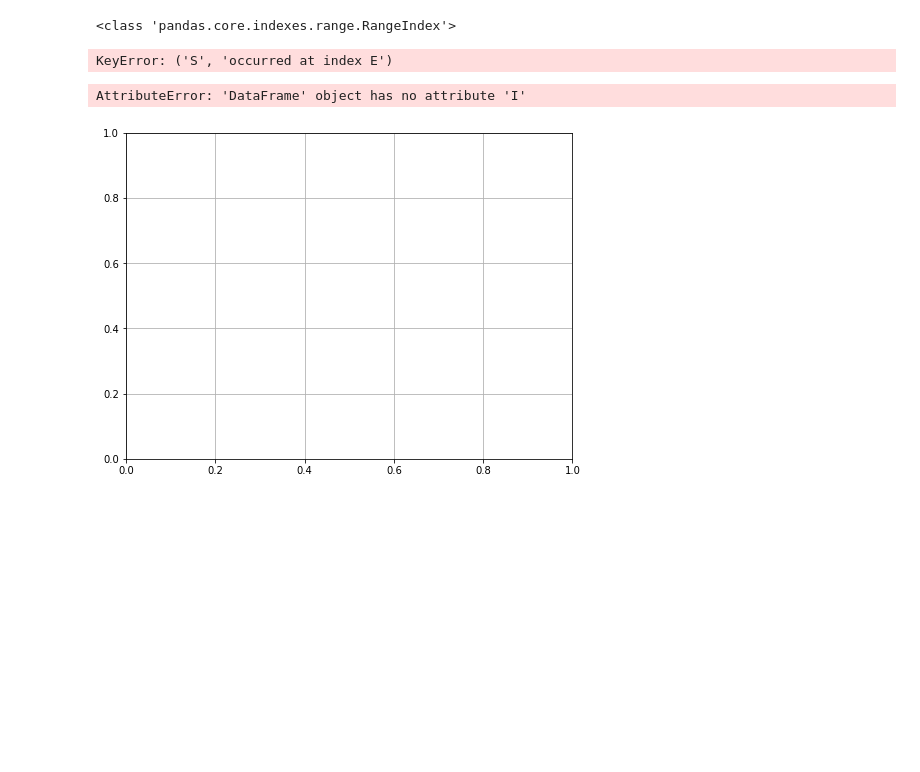
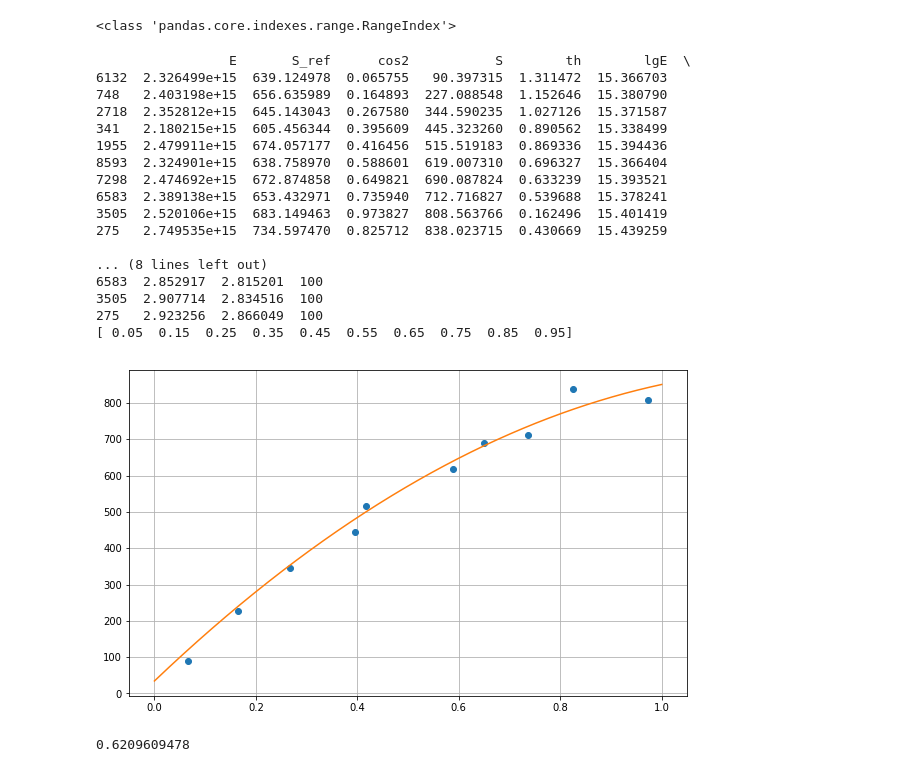
Before and after one commit to njohnsto/stage, a Jupyter notebook: TheCoolestThing.ipynb, the cells around one changed output. Drawn from its saved outputs; the diff is of its cells as text; code cells hidden in the pictures; blank space fills up the shorter version.

```diff
--- a/TheCoolestThing.ipynb
+++ b/TheCoolestThing.ipynb
@@ -51,29 +58,3 @@ data['lgS_ref'] = np.log10(data.S_ref)
 print(type(data.index))
 # %% [output]
 <class 'pandas.core.indexes.range.RangeIndex'>
-# %%
-temp = []
-for index in data.index:
-    temp.append(data.loc[data['S']>data['S'][index]].count().S)
-
-#data['I'] = temp
-
-data['I'] = data.apply(lambda temp: data.loc[data.S> temp['S']].count().S)
-
-print(data['I'])
-#data.loc[data.S>500].count()
-# %% [output]
-KeyError: ('S', 'occurred at index E')
-# %%
-fig2, ax2 = plt.subplots(figsize=(8,6))
-plt.grid()
-bins=np.linspace(15, 17, 20)
-
-
-ax2.plot(data.lgS, data.I, lw=0, marker='o')
-ax2.set_yscale('log')
-
-plt.show()
-# %% [output]
-AttributeError: 'DataFrame' object has no attribute 'I'
-[figure, removed]
@@ -79,0 +74,44 @@ AttributeError: 'DataFrame' object has no attribute 'I'
+# %%
+ref_intensity = 100
+#print(data.I)
+val = data.loc[data.I == ref_intensity]
+print(val)
+fig2, ax2 = plt.subplots(figsize=(10,6))
+plt.grid()
+bins=np.linspace(0.0, 1, val.S.size)
+bins2=np.linspace(0.05,0.95,10, endpoint = True)
+
+print(bins2)
+att_fit, cov=np.polyfit(val.cos2-np.cos(38*np.pi/180.)**2, val.S, 2, cov=True)
+att_fit2, cov2 =sp.optimize.curve_fit(S_i_fit, bins2, val.S)
+
+x=np.linspace(0,1, 1000)
+ax2.plot(val.cos2, val.S, lw=0, marker='o')
+#ax2.plot(val.cos2, S_i(a,b,c,val.cos2,350), 'r--')
+#ax2.plot(x, S_i(a,b,c,x,350),'--g')
+ax2.plot(x, S_i_fit(x,att_fit2[0],att_fit2[1],att_fit2[2],att_fit2[3]))
+cos_ref=np.cos(38.*np.pi/180.)**2
+#ax2.set_yscale('log')
+
+plt.show()
+print(cos_ref)
+# %% [output]
+                 E       S_ref      cos2           S        th        lgE  \
+6132  2.326499e+15  639.124978  0.065755   90.397315  1.311472  15.366703
+748   2.403198e+15  656.635989  0.164893  227.088548  1.152646  15.380790
+2718  2.352812e+15  645.143043  0.267580  344.590235  1.027126  15.371587
+341   2.180215e+15  605.456344  0.395609  445.323260  0.890562  15.338499
+1955  2.479911e+15  674.057177  0.416456  515.519183  0.869336  15.394436
+8593  2.324901e+15  638.758970  0.588601  619.007310  0.696327  15.366404
+7298  2.474692e+15  672.874858  0.649821  690.087824  0.633239  15.393521
+6583  2.389138e+15  653.432971  0.735940  712.716827  0.539688  15.378241
+3505  2.520106e+15  683.149463  0.973827  808.563766  0.162496  15.401419
+275   2.749535e+15  734.597470  0.825712  838.023715  0.430669  15.439259
+
+... (8 lines left out)
+6583  2.852917  2.815201  100
+3505  2.907714  2.834516  100
+275   2.923256  2.866049  100
+[ 0.05  0.15  0.25  0.35  0.45  0.55  0.65  0.75  0.85  0.95]
+[figure, added]
+0.6209609478
```
Also changed, not shown: parts of 11 cells of this notebook.
